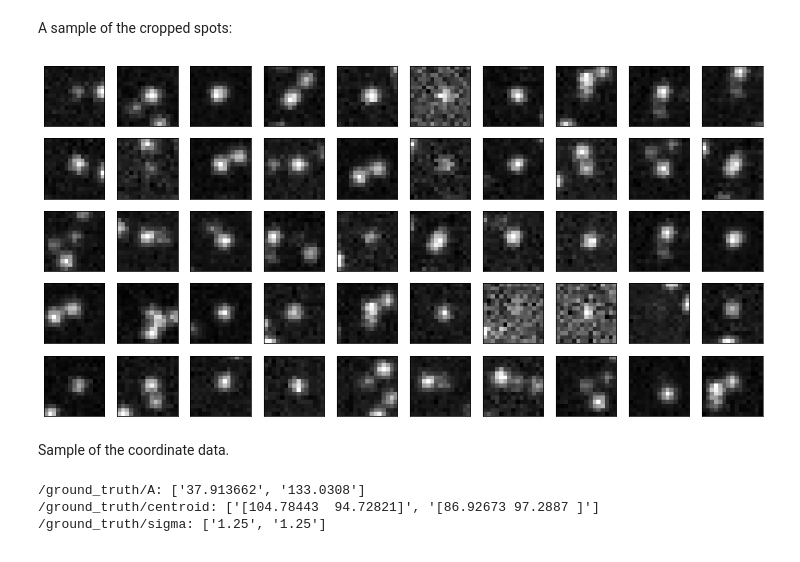
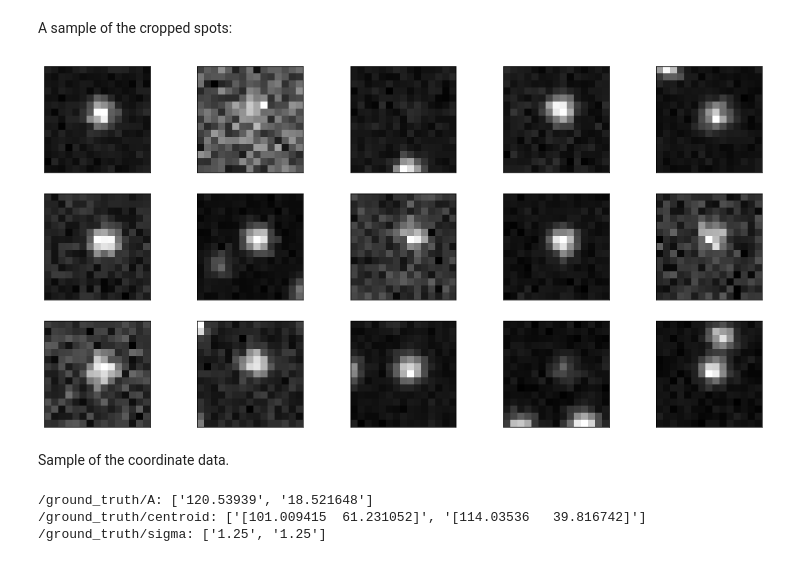
Before and after one commit to MisterVladimir/endocytosis, a Jupyter notebook: examples/image_simulation.ipynb, the cells around one changed output. Saved outputs shown, nothing was run; the diff lists cells and outputs as text; code cells hidden in the pictures.

```diff
--- a/examples/image_simulation.ipynb
+++ b/examples/image_simulation.ipynb
@@ -101,22 +103,22 @@ fov.save('test.h5')
 # %% [markdown]
 A sample of the cropped spots:
 # %%
-fig, ax = plt.subplots(5, 10, figsize=(15, 7.5))
+fig, ax = plt.subplots(3, 5, figsize=(15, 7.5))
 
-with h5py.File('test.h5') as f:
+with h5py.File('image_simulation.h5') as f:
     for i, _ax in enumerate(ax.ravel()):
         _ax.xaxis.set_visible(False)
         _ax.yaxis.set_visible(False)
         _ax.imshow(f['spots/image'].value[i], cmap=plt.cm.gray, origin='lower')
 # %% [output]
-[figure, old version]
+[figure, new version]
 # %% [markdown]
 Sample of the coordinate data.
 # %%
-with h5py.File('test.h5') as f:
+with h5py.File('image_simulation.h5') as f:
     for v in f['ground_truth'].values():
         print('{}: {}'.format(v.name, [str(_v) for _v in v.value[:2]]))
 # %% [output]
-/ground_truth/A: ['37.913662', '133.0308']
-/ground_truth/centroid: ['[104.78443  94.72821]', '[86.92673 97.2887 ]']
+/ground_truth/A: ['120.53939', '18.521648']
+/ground_truth/centroid: ['[101.009415  61.231052]', '[114.03536   39.816742]']
 /ground_truth/sigma: ['1.25', '1.25']
```
Also changed, not shown: parts of 7 cells of this notebook, 4 other files.
